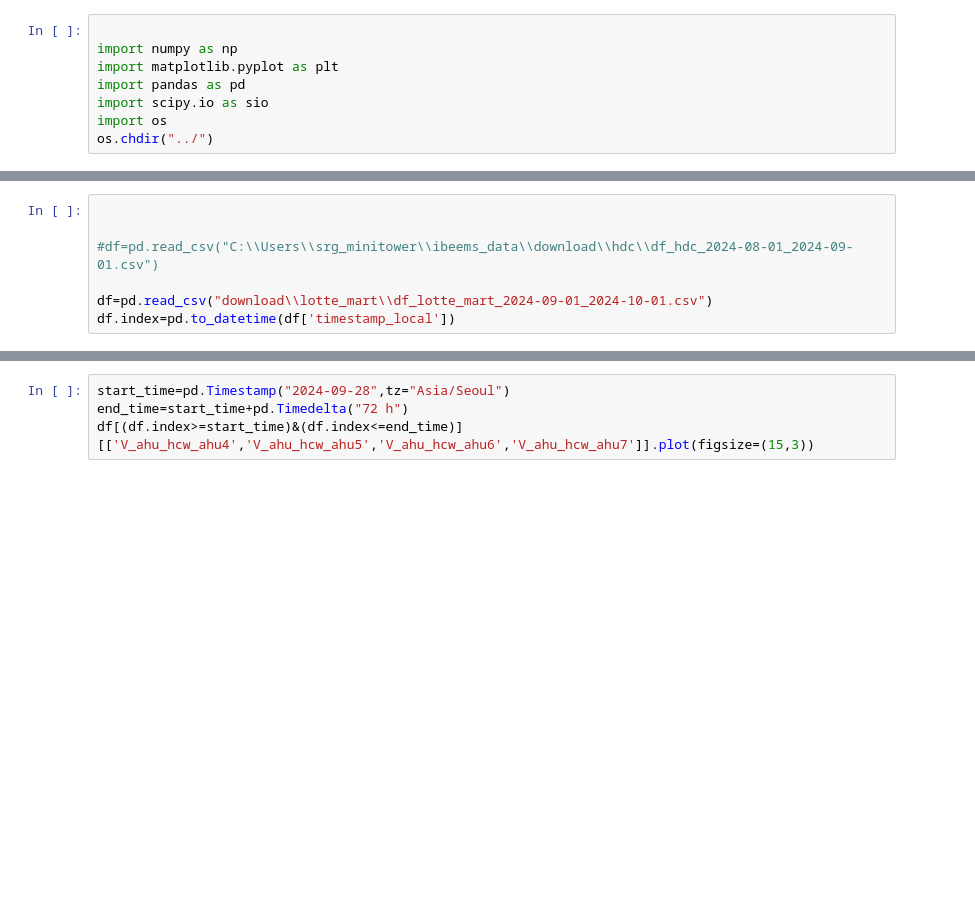
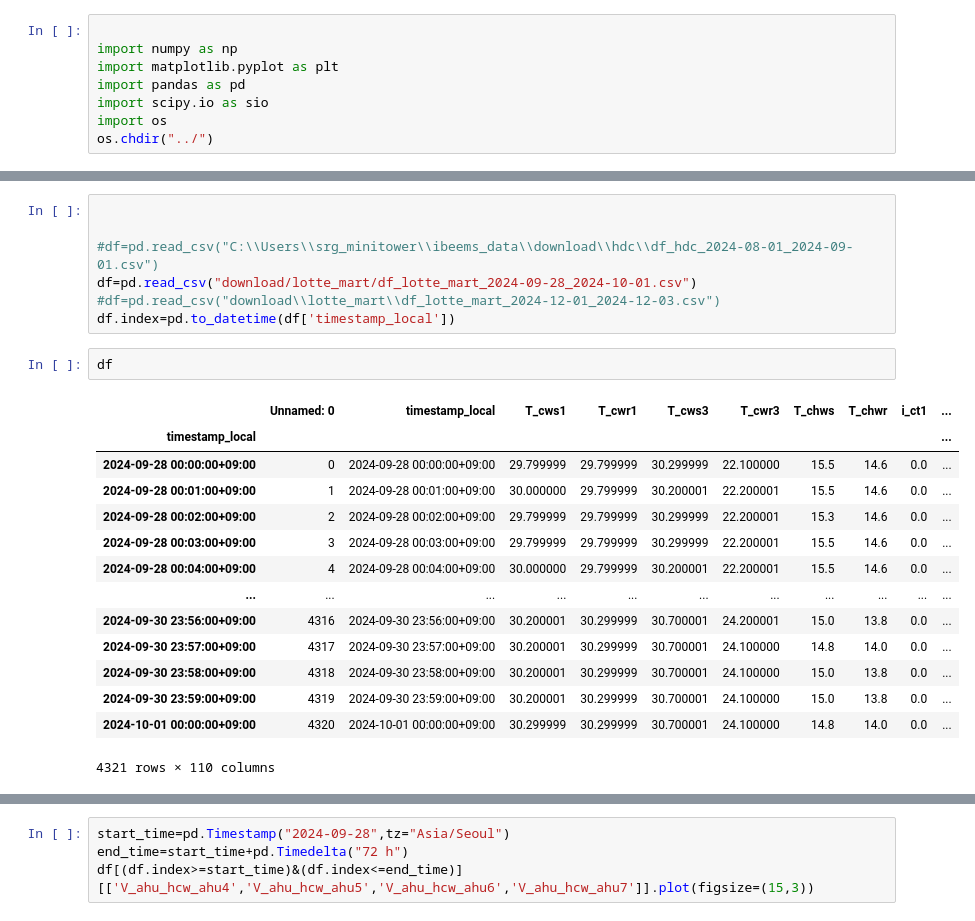
Before and after one commit to ecosang/ibeems_data, a Jupyter notebook: notebook/ibeems_lottemart_data.ipynb, the cells around one changed output, grey strips where cells are left out. Saved outputs shown, nothing was run; the diff lists cells and outputs as text; blank space fills up the shorter version.

```diff
--- a/notebook/ibeems_lottemart_data.ipynb
+++ b/notebook/ibeems_lottemart_data.ipynb
@@ -19,9 +19,26 @@ c:\Users\ecosa\ibeems_data
 
 
 #df=pd.read_csv("C:\\Users\\srg_minitower\\ibeems_data\\download\\hdc\\df_hdc_2024-08-01_2024-09-01.csv")
-
-df=pd.read_csv("download\\lotte_mart\\df_lotte_mart_2024-09-01_2024-10-01.csv")
+df=pd.read_csv("download/lotte_mart/df_lotte_mart_2024-09-28_2024-10-01.csv")
+#df=pd.read_csv("download\\lotte_mart\\df_lotte_mart_2024-12-01_2024-12-03.csv")
 df.index=pd.to_datetime(df['timestamp_local'])
+# %%
+df
+# %% [output]
+|  | Unnamed: 0 | timestamp_local | T_cws1 | T_cwr1 | T_cws3 | T_cwr3 | T_chws | T_chwr | i_ct1 | ... |
+| timestamp_local |  |  |  |  |  |  |  |  |  | ... |
+| 2024-09-28 00:00:00+09:00 | 0 | 2024-09-28 00:00:00+09:00 | 29.799999 | 29.799999 | 30.299999 | 22.100000 | 15.5 | 14.6 | 0.0 | ... |
+| 2024-09-28 00:01:00+09:00 | 1 | 2024-09-28 00:01:00+09:00 | 30.000000 | 29.799999 | 30.200001 | 22.200001 | 15.5 | 14.6 | 0.0 | ... |
+| 2024-09-28 00:02:00+09:00 | 2 | 2024-09-28 00:02:00+09:00 | 29.799999 | 29.799999 | 30.299999 | 22.200001 | 15.3 | 14.6 | 0.0 | ... |
+| 2024-09-28 00:03:00+09:00 | 3 | 2024-09-28 00:03:00+09:00 | 29.799999 | 29.799999 | 30.299999 | 22.200001 | 15.5 | 14.6 | 0.0 | ... |
+| 2024-09-28 00:04:00+09:00 | 4 | 2024-09-28 00:04:00+09:00 | 30.000000 | 29.799999 | 30.200001 | 22.200001 | 15.5 | 14.6 | 0.0 | ... |
+| ... | ... | ... | ... | ... | ... | ... | ... | ... | ... | ... |
+| 2024-09-30 23:56:00+09:00 | 4316 | 2024-09-30 23:56:00+09:00 | 30.200001 | 30.299999 | 30.700001 | 24.200001 | 15.0 | 13.8 | 0.0 | ... |
+| 2024-09-30 23:57:00+09:00 | 4317 | 2024-09-30 23:57:00+09:00 | 30.200001 | 30.299999 | 30.700001 | 24.100000 | 14.8 | 14.0 | 0.0 | ... |
+| 2024-09-30 23:58:00+09:00 | 4318 | 2024-09-30 23:58:00+09:00 | 30.200001 | 30.299999 | 30.700001 | 24.100000 | 15.0 | 13.8 | 0.0 | ... |
+| 2024-09-30 23:59:00+09:00 | 4319 | 2024-09-30 23:59:00+09:00 | 30.200001 | 30.299999 | 30.700001 | 24.100000 | 15.0 | 13.8 | 0.0 | ... |
+| 2024-10-01 00:00:00+09:00 | 4320 | 2024-10-01 00:00:00+09:00 | 30.299999 | 30.299999 | 30.700001 | 24.100000 | 14.8 | 14.0 | 0.0 | ... |
+4321 rows × 110 columns
 # %%
 df.index
 # %% [output]
```
Also changed, not shown: parts of 9 cells of this notebook, 18 other files.
